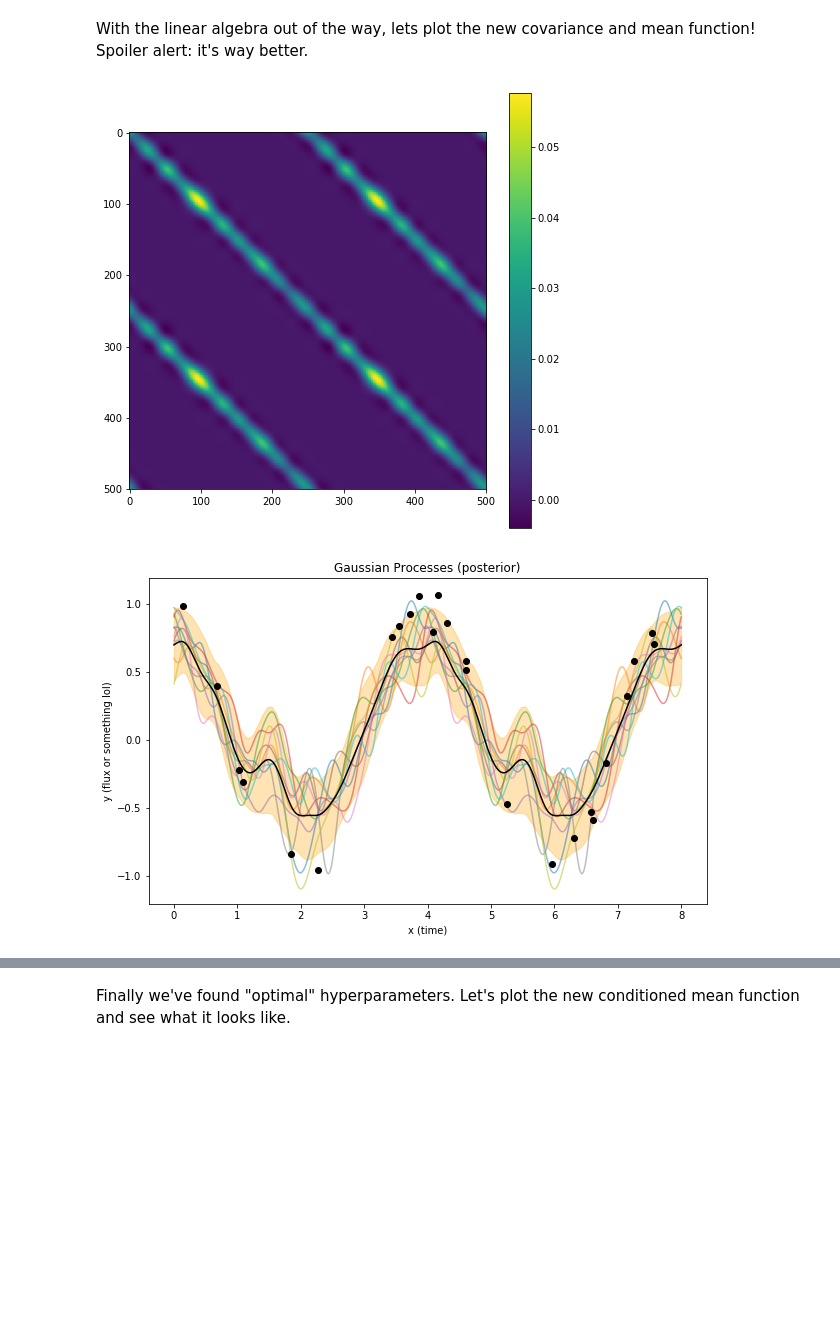
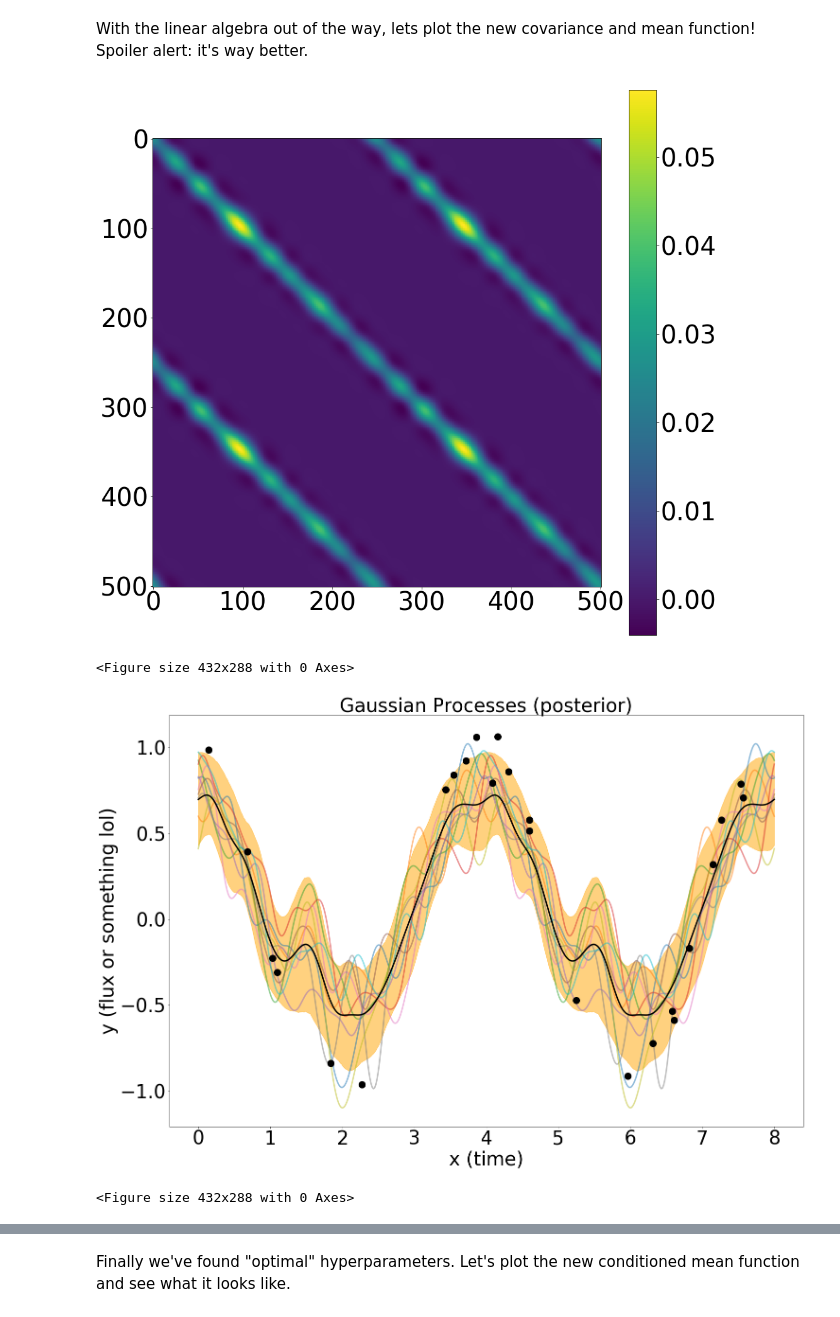
Before and after one commit to christiangil/GP-Research, a Jupyter notebook: python/GP_Tutorial.ipynb, the cells around one changed output, grey strips where cells are left out. Saved outputs shown, nothing was run; the diff lists cells and outputs as text; code cells hidden in the pictures; blank space fills up the shorter version.

```diff
--- a/python/GP_Tutorial.ipynb
+++ b/python/GP_Tutorial.ipynb
@@ -279,7 +302,9 @@ y_obs = observations(x_obs, measurement_noise)  # observation outputs
 We have our data, now lets see how good these GPs look!!!
 # %%
 # creating a plotting template that shows the data, some GP draws, and a prediction interval.
-def custom_plot(x_samp, L, x_obs, y_obs, title="Gaussian Processes", mean_post=np.zeros(len(x_samp)), draws=5000):
+def custom_plot(x_samp, L, x_obs, y_obs, title="Gaussian Processes", mean_post=np.zeros(len(x_samp)), draws=5000, save=""):
+
+    ax = initalize_plot(wide=1.5)
 
     # drawing lots of GPs (to get a good estimate of 5-95th percentile.
     # There is an analytical way to do it (see eq. 2.26 of Rasmussen & Williams "Gaussian Processes for Machine Learning")
@@ -287,26 +312,31 @@ def custom_plot(x_samp, L, x_obs, y_obs, title="Gaussian Processes", mean_post=n
     for i in range(draws):
         storage[i, :] = np.matmul(L, normal(size=GP_sample_amount)) + mean_post
 
-    plt.figure(figsize=(10,6))
-
     # how many curves to show
     show = 10
     for i in range(show):
-        plt.plot(x_samp, storage[i, :], alpha=0.5, zorder=1)
+        plt.plot(x_samp, storage[i, :], alpha=0.5, zorder=1, linewidth=3)
 
     # filling the 5-95th percentile with a transparent orange
     storage = np.sort(storage, axis=0)
-    plt.plot(x_samp,mean_post, color="black", zorder=2)
-    plt.fill_between(x_samp, storage[int(0.95 * draws), :], storage[int(0.05 * draws), :], alpha=0.3, color='orange')
+    plt.plot(x_samp,mean_post, color="black", zorder=2, linewidth=3)
+    plt.fill_between(x_samp, storage[int(0.95 * draws), :], storage[int(0.05 * draws), :], alpha=0.5, color='orange')
 
-    plt.scatter(x_obs, y_obs, color="black", zorder=2)
+    # plotting "observations"
+    plt.scatter(x_obs, y_obs, color="black", zorder=2, s=200)
+
+    # plot labels
     plt.xlabel("x (time)")
     plt.ylabel("y (flux or something lol)")
-    plt.title(title)
-    plt.show()
-    return
+    ax.set_title(title, fontsize=40)
+
+    fig = plt.gcf()
+
+    # save the plot if the user specifies somewhere to save it
+    if save != "":
+        fig.savefig(save, bbox_inches="tight")
 
 
 # creating our custom plot
-custom_plot(x_samp, L_samp, x_obs, y_obs, title="Gaussian Processes (prior)")
+custom_plot(x_samp, L_samp, x_obs, y_obs, title="Gaussian Processes (prior)", save="prior.png")
 # %% [output]
@@ -325,12 +361,15 @@ def GP_posteriors(x_obs, x_samp, measurement_noise, hyperparameters):
     K_samp_obs = covariance(x_samp, x_obs, hyperparameters)
     K_obs_samp = covariance(x_obs, x_samp, hyperparameters)
 
-    inv_K_obs = np.linalg.inv(K_obs)
+    # inv_K_obs = np.linalg.inv(K_obs)
 
     # mean of the conditional distribution p(f_samp|x_obs,t_obs,x_samp) (as defined on page 14)
-    mean_post = np.matmul(K_samp_obs, np.matmul(inv_K_obs, y_obs))
+    # mean_post = np.matmul(K_samp_obs, np.matmul(inv_K_obs, y_obs))
+    mean_post = np.matmul(K_samp_obs, np.linalg.lstsq(K_obs, y_obs)[0])
+
     # covariance matrix of the conditional distribution p(f_samp|x_obs,t_obs,x_samp) (as defined on page 14)
-    K_post = K_samp - np.matmul(K_samp_obs, np.matmul(inv_K_obs, K_obs_samp))
+    # K_post = K_samp - np.matmul(K_samp_obs, np.matmul(inv_K_obs, K_obs_samp))
+    K_post = K_samp - np.matmul(K_samp_obs, np.linalg.lstsq(K_obs, K_obs_samp)[0])
     L_post = np.linalg.cholesky(K_post + 1e-10 * np.eye(GP_sample_amount))
 
     return mean_post, K_post, L_post
@@ -342,14 +385,16 @@ With the linear algebra out of the way, lets plot the new covariance and mean fu
 Spoiler alert: it's way better.
 # %%
 # plot the posterior covariance matrix (colors show how correlated points are to each other)
-plot_K(K_post)
+plot_K(K_post, save="posterior_covariance")
 
 # plotting randomly drawn Gaussian processes with the mean function and covariance of the posterior
 # much closer to the data, no?
-custom_plot(x_samp, L_post, x_obs, y_obs, mean_post=mean_post, title="Gaussian Processes (posterior)")
+custom_plot(x_samp, L_post, x_obs, y_obs, mean_post=mean_post, title="Gaussian Processes (posterior)",  save="posterior.png")
 # %% [output]
-[figure, old version]
+[figure, new version]
+<Figure size 432x288 with 0 Axes>
-[figure, old version]
+[figure, new version]
+<Figure size 432x288 with 0 Axes>
 # %% [markdown]
 ## Choosing hyperparameters
 
```
Also changed, not shown: parts of 8 cells of this notebook, 56 other files.
